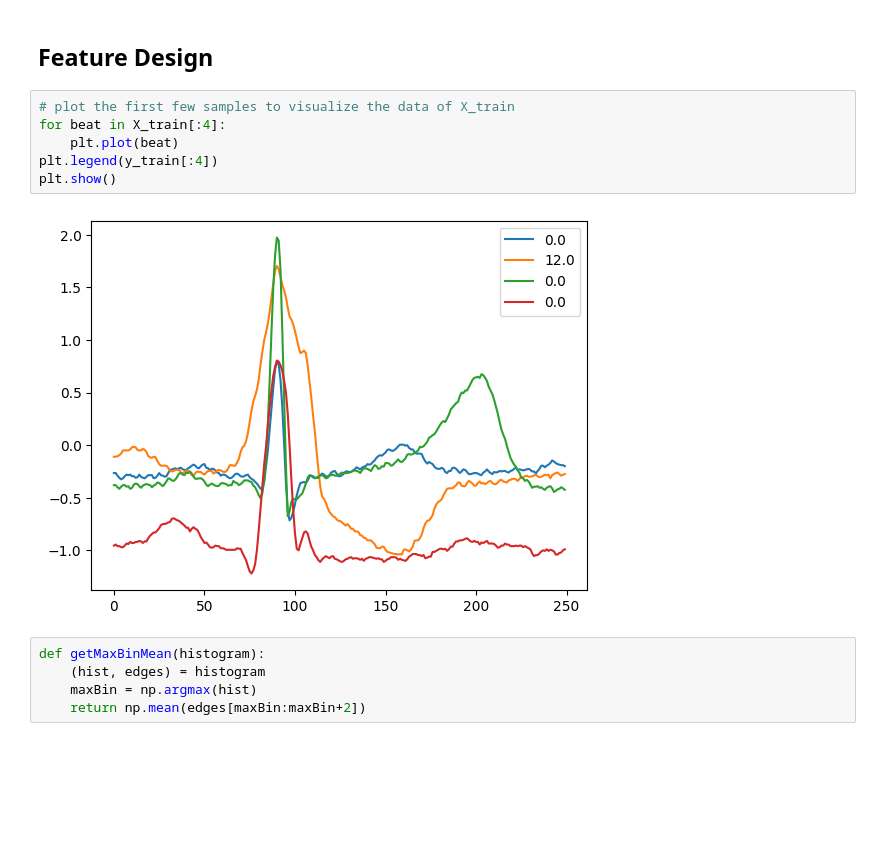
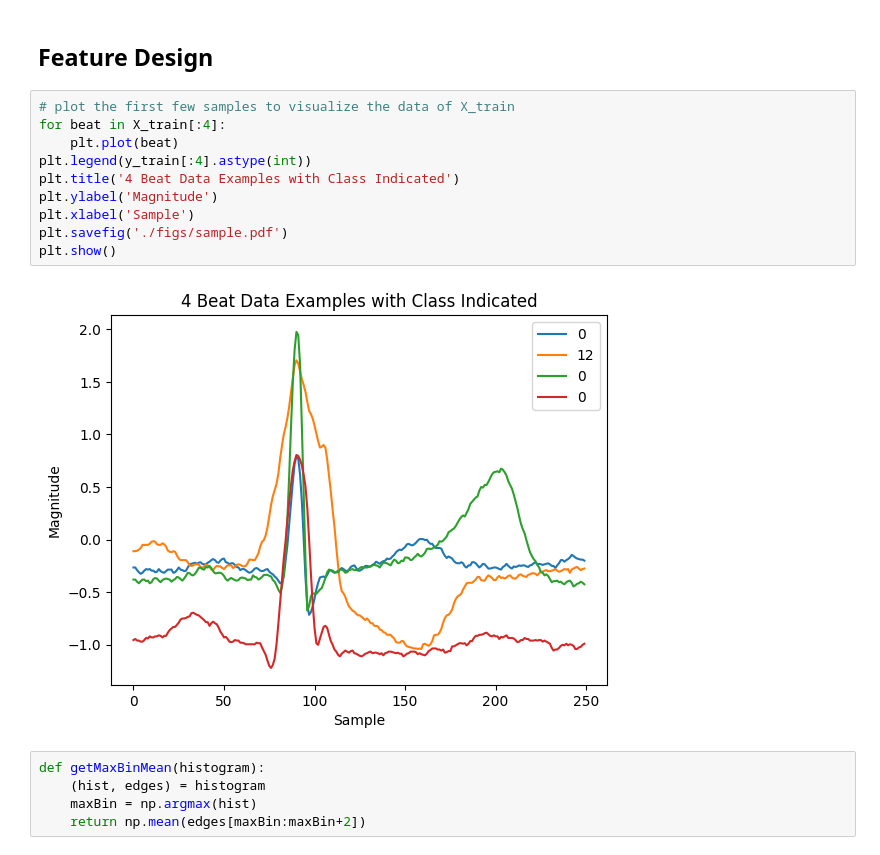
Before and after one commit to zachorrie/ML_ASS, a Jupyter notebook: CS_ARR.ipynb, the cells around one changed output. Saved outputs shown, nothing was run; the diff lists cells and outputs as text; blank space fills up the shorter version.

Commit message:
update 1DCNN and improve figures

```diff
--- a/CS_ARR.ipynb
+++ b/CS_ARR.ipynb
@@ -250,11 +251,15 @@ ConfusionMatrixDisplay(c_matrix).plot()
 # %%
 # plot the first few samples to visualize the data of X_train
 for beat in X_train[:4]:
     plt.plot(beat)
-plt.legend(y_train[:4])
+plt.legend(y_train[:4].astype(int))
+plt.title('4 Beat Data Examples with Class Indicated')
+plt.ylabel('Magnitude')
+plt.xlabel('Sample')
+plt.savefig('./figs/sample.pdf')
 plt.show()
 # %% [output]
-[figure, old version]
+[figure, new version]
 # %%
 def getMaxBinMean(histogram):
     (hist, edges) = histogram
```
Also changed, not shown: parts of 12 cells of this notebook, 7 other files.
